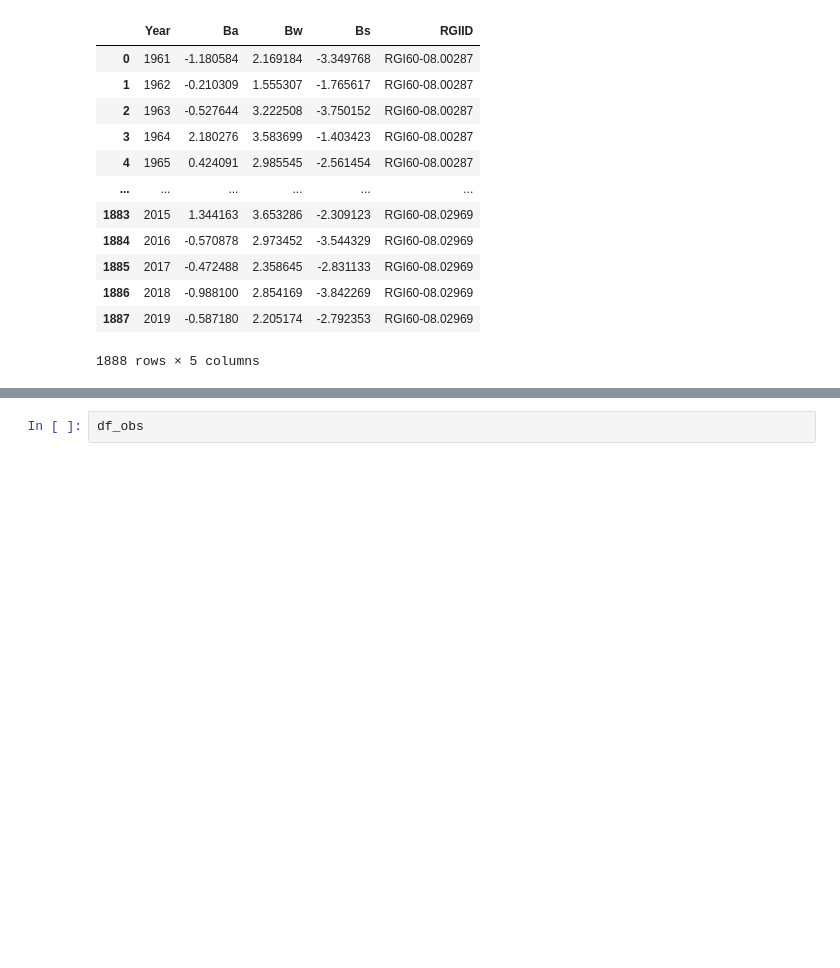
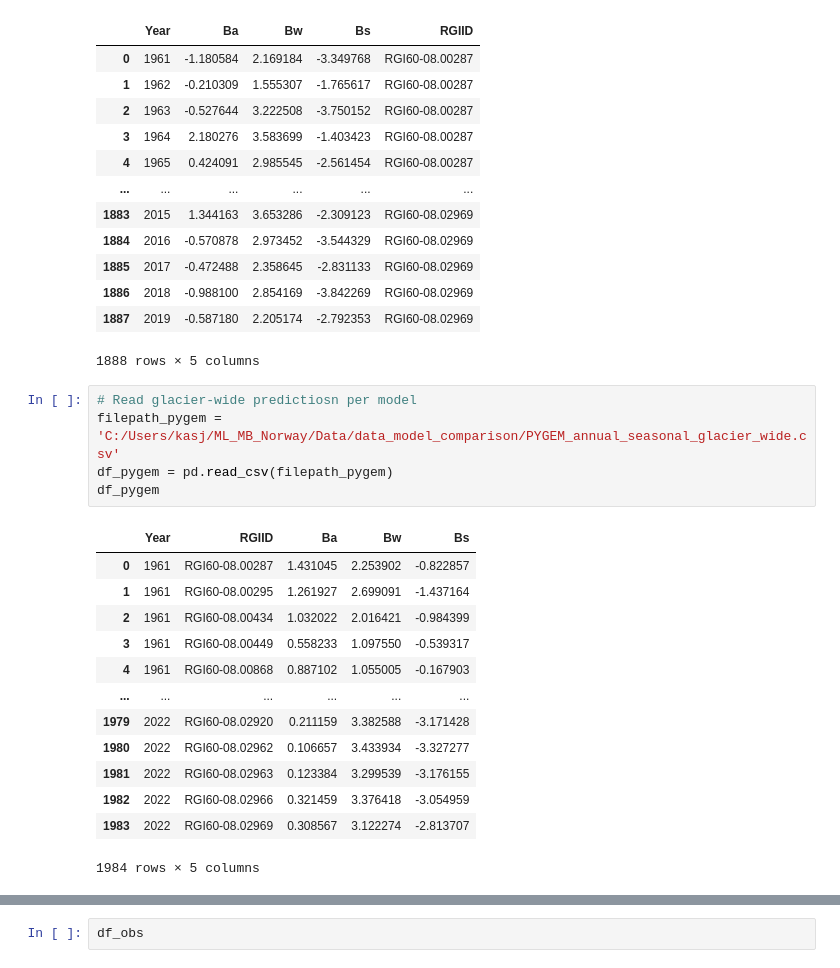
Before and after one commit to khsjursen/ML_MB_Norway, a Jupyter notebook: model_comparison_glacier_wide.ipynb, the cells around one changed output, grey strips where cells are left out. Saved outputs shown, nothing was run; the diff lists cells and outputs as text; blank space fills up the shorter version.

```diff
--- a/model_comparison_glacier_wide.ipynb
+++ b/model_comparison_glacier_wide.ipynb
@@ -106,5 +106,24 @@ df_oggm
 | 1886 | 2018 | -0.988100 | 2.854169 | -3.842269 | RGI60-08.02969 |
 | 1887 | 2019 | -0.587180 | 2.205174 | -2.792353 | RGI60-08.02969 |
 1888 rows × 5 columns
+# %%
+# Read glacier-wide predictiosn per model
+filepath_pygem = 'C:/Users/kasj/ML_MB_Norway/Data/data_model_comparison/PYGEM_annual_seasonal_glacier_wide.csv'
+df_pygem = pd.read_csv(filepath_pygem)
+df_pygem
+# %% [output]
+|  | Year | RGIID | Ba | Bw | Bs |
+| 0 | 1961 | RGI60-08.00287 | 1.431045 | 2.253902 | -0.822857 |
+| 1 | 1961 | RGI60-08.00295 | 1.261927 | 2.699091 | -1.437164 |
+| 2 | 1961 | RGI60-08.00434 | 1.032022 | 2.016421 | -0.984399 |
+| 3 | 1961 | RGI60-08.00449 | 0.558233 | 1.097550 | -0.539317 |
+| 4 | 1961 | RGI60-08.00868 | 0.887102 | 1.055005 | -0.167903 |
+| ... | ... | ... | ... | ... | ... |
+| 1979 | 2022 | RGI60-08.02920 | 0.211159 | 3.382588 | -3.171428 |
+| 1980 | 2022 | RGI60-08.02962 | 0.106657 | 3.433934 | -3.327277 |
+| 1981 | 2022 | RGI60-08.02963 | 0.123384 | 3.299539 | -3.176155 |
+| 1982 | 2022 | RGI60-08.02966 | 0.321459 | 3.376418 | -3.054959 |
+| 1983 | 2022 | RGI60-08.02969 | 0.308567 | 3.122274 | -2.813707 |
+1984 rows × 5 columns
 # %%
 # List of model DataFrames and corresponding labels
```
Also changed, not shown: parts of 6 cells of this notebook.
